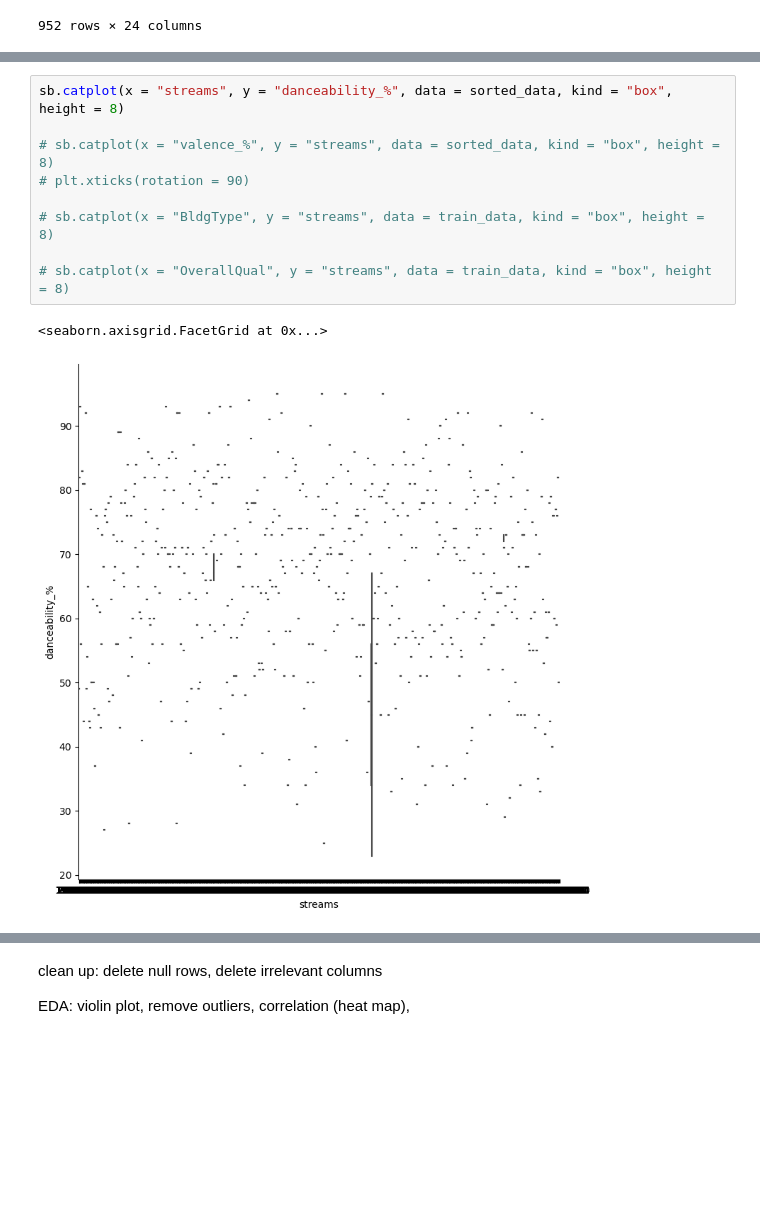
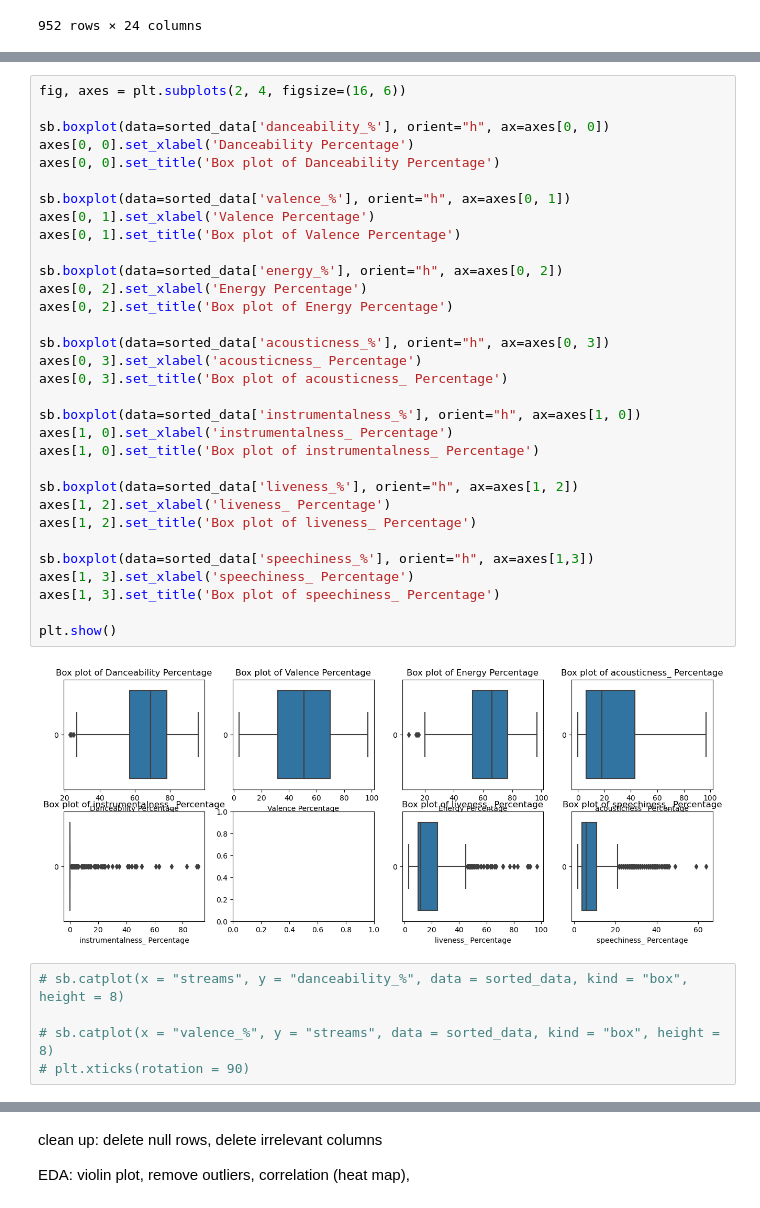
Before and after one commit to kellietjw/SC1015_FDAE_Team6_Mini-Project, a Jupyter notebook: SC1015_Group6_Project.ipynb, the cells around one changed output, grey strips where cells are left out. Drawn from its saved outputs; the diff is of its cells as text; blank space fills up the shorter version.

```diff
--- a/SC1015_Group6_Project.ipynb
+++ b/SC1015_Group6_Project.ipynb
@@ -108,12 +109,39 @@ plt.show()
+# %%
+fig, axes = plt.subplots(2, 4, figsize=(16, 6))
+
+sb.boxplot(data=sorted_data['danceability_%'], orient="h", ax=axes[0, 0])
+axes[0, 0].set_xlabel('Danceability Percentage')
+axes[0, 0].set_title('Box plot of Danceability Percentage')
+
+sb.boxplot(data=sorted_data['valence_%'], orient="h", ax=axes[0, 1])
+axes[0, 1].set_xlabel('Valence Percentage')
+axes[0, 1].set_title('Box plot of Valence Percentage')
+
+sb.boxplot(data=sorted_data['energy_%'], orient="h", ax=axes[0, 2])
+axes[0, 2].set_xlabel('Energy Percentage')
+axes[0, 2].set_title('Box plot of Energy Percentage')
+
+sb.boxplot(data=sorted_data['acousticness_%'], orient="h", ax=axes[0, 3])
+axes[0, 3].set_xlabel('acousticness_ Percentage')
+axes[0, 3].set_title('Box plot of acousticness_ Percentage')
+
+sb.boxplot(data=sorted_data['instrumentalness_%'], orient="h", ax=axes[1, 0])
+axes[1, 0].set_xlabel('instrumentalness_ Percentage')
+axes[1, 0].set_title('Box plot of instrumentalness_ Percentage')
+
+sb.boxplot(data=sorted_data['liveness_%'], orient="h", ax=axes[1, 2])
+axes[1, 2].set_xlabel('liveness_ Percentage')
+axes[1, 2].set_title('Box plot of liveness_ Percentage')
+
+sb.boxplot(data=sorted_data['speechiness_%'], orient="h", ax=axes[1,3])
+axes[1, 3].set_xlabel('speechiness_ Percentage')
+axes[1, 3].set_title('Box plot of speechiness_ Percentage')
+
+plt.show()
+# %% [output]
+[figure, added]
 # %%
-sb.catplot(x = "streams", y = "danceability_%", data = sorted_data, kind = "box", height = 8)
+# sb.catplot(x = "streams", y = "danceability_%", data = sorted_data, kind = "box", height = 8)
 
 # sb.catplot(x = "valence_%", y = "streams", data = sorted_data, kind = "box", height = 8)
 # plt.xticks(rotation = 90)
-
-# sb.catplot(x = "BldgType", y = "streams", data = train_data, kind = "box", height = 8)
-
-# sb.catplot(x = "OverallQual", y = "streams", data = train_data, kind = "box", height = 8)
-# %% [output]
-<seaborn.axisgrid.FacetGrid at 0x...>
-[figure, removed]
```
Also changed, not shown: parts of 3 cells of this notebook.
